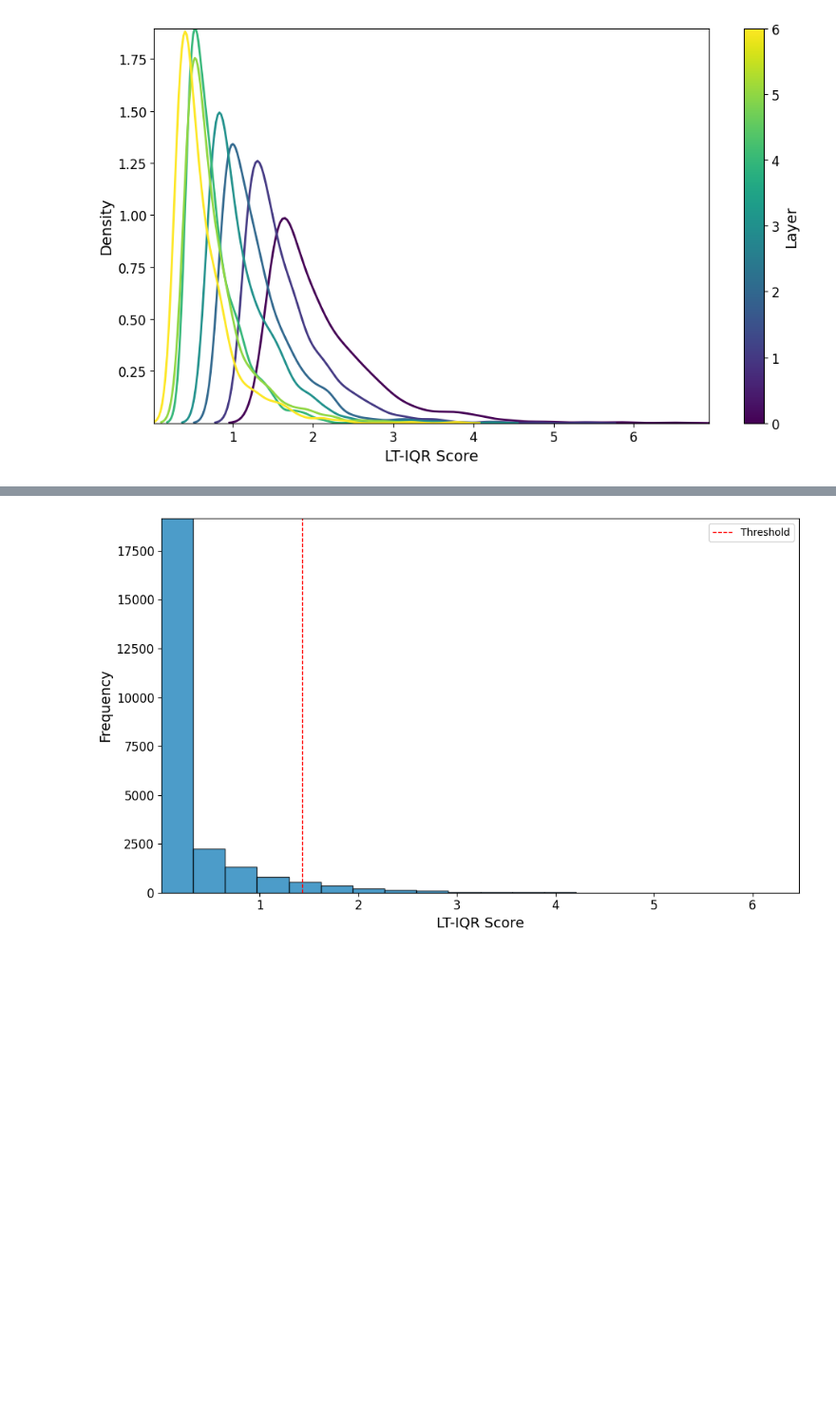
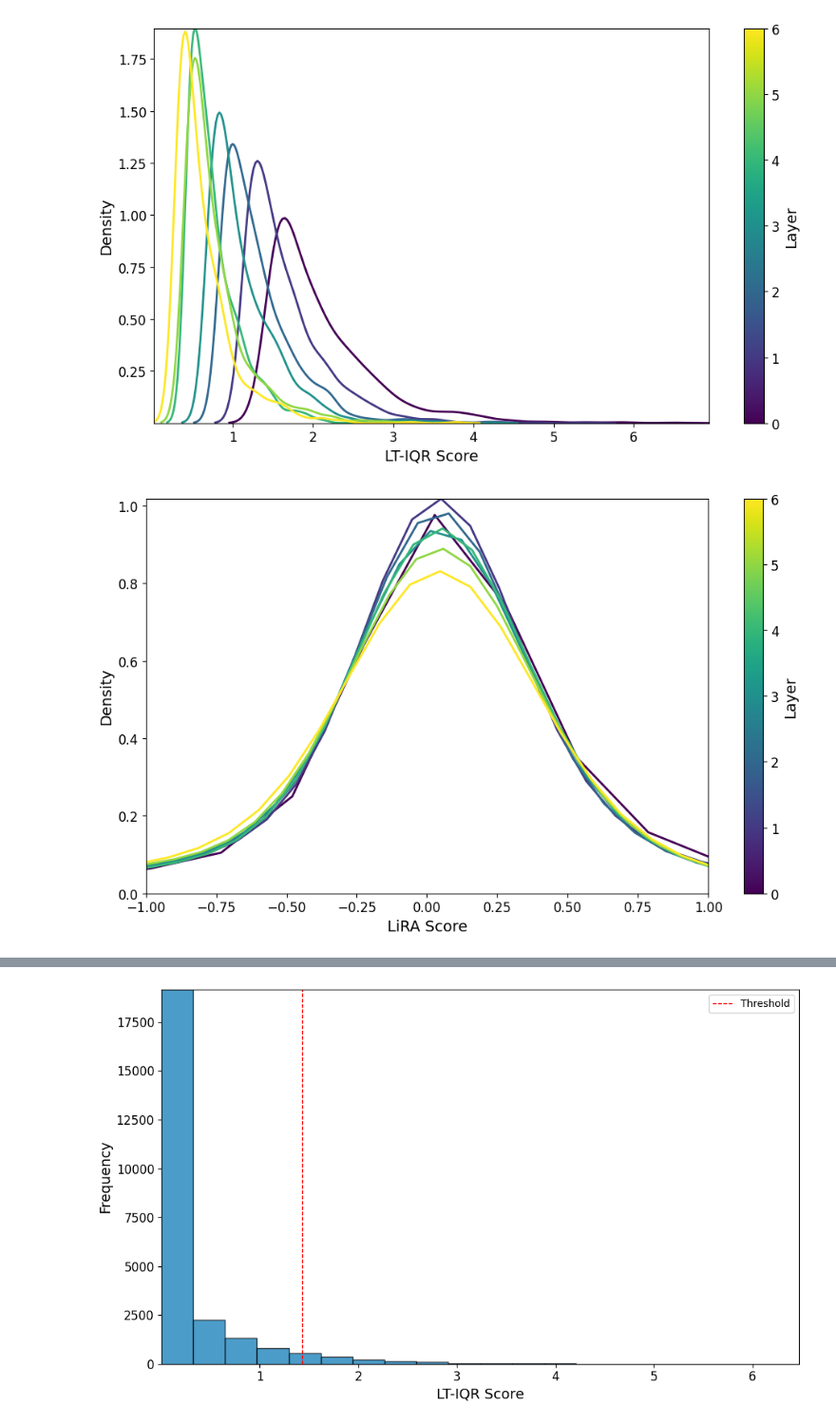
Before and after one commit to varshb/loss-traces-defenses, a Jupyter notebook: notebooks/iter_removal.ipynb, the cells around one changed output, grey strips where cells are left out. Shown: that part at 95% size. Saved outputs shown, nothing was run; the diff lists cells and outputs as text; code cells hidden in the pictures; blank space fills up the shorter version.

```diff
--- a/notebooks/iter_removal.ipynb
+++ b/notebooks/iter_removal.ipynb
@@ -7,11 +8,15 @@ from privacy_onion.layer_utils import (
 # %%
 import os
+import matplotlib.pyplot as plt
 os.chdir("../")
+plt.style.use("plot_style.mplstyle")
 # %%
 exp_ids = [
     f"wrn28-2_CIFAR10_l{layer}" for layer in range(1, 7)
 ]
 exp_ids.insert(0, "wrn28-2_CIFAR10")
 plot_kde(exp_ids)
+plot_kde_lira(exp_ids)
 # %% [output]
 [figure]
+[figure, added]
```
Also changed, not shown: parts of 6 cells of this notebook, 7 other files.
